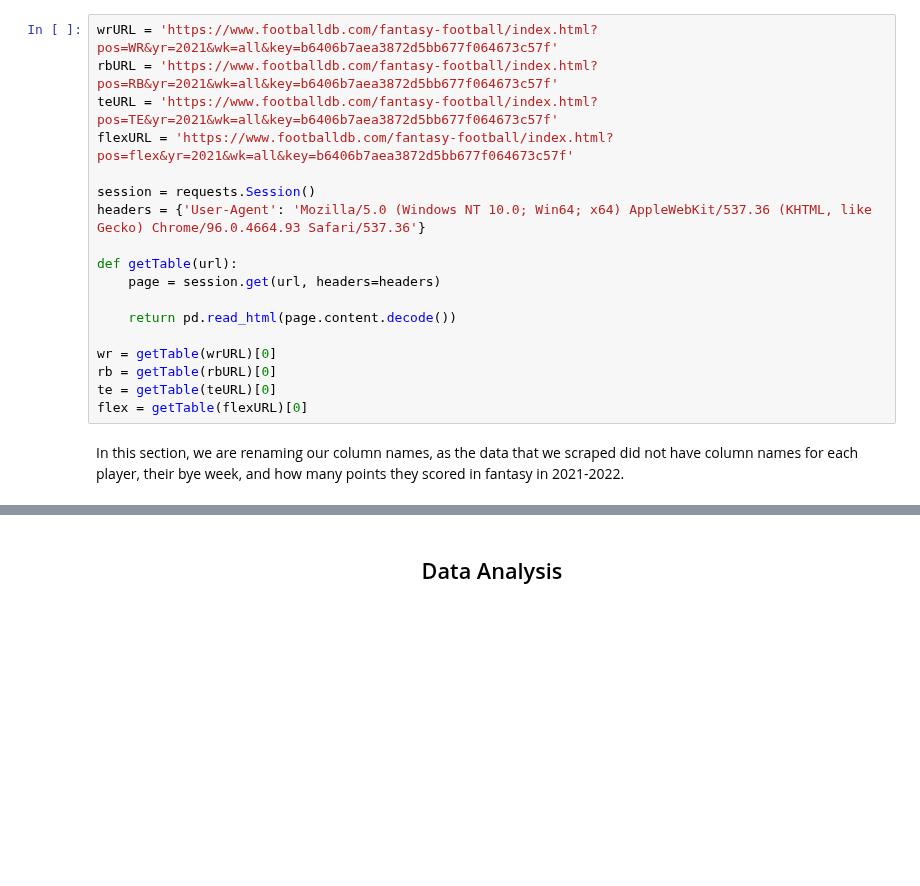
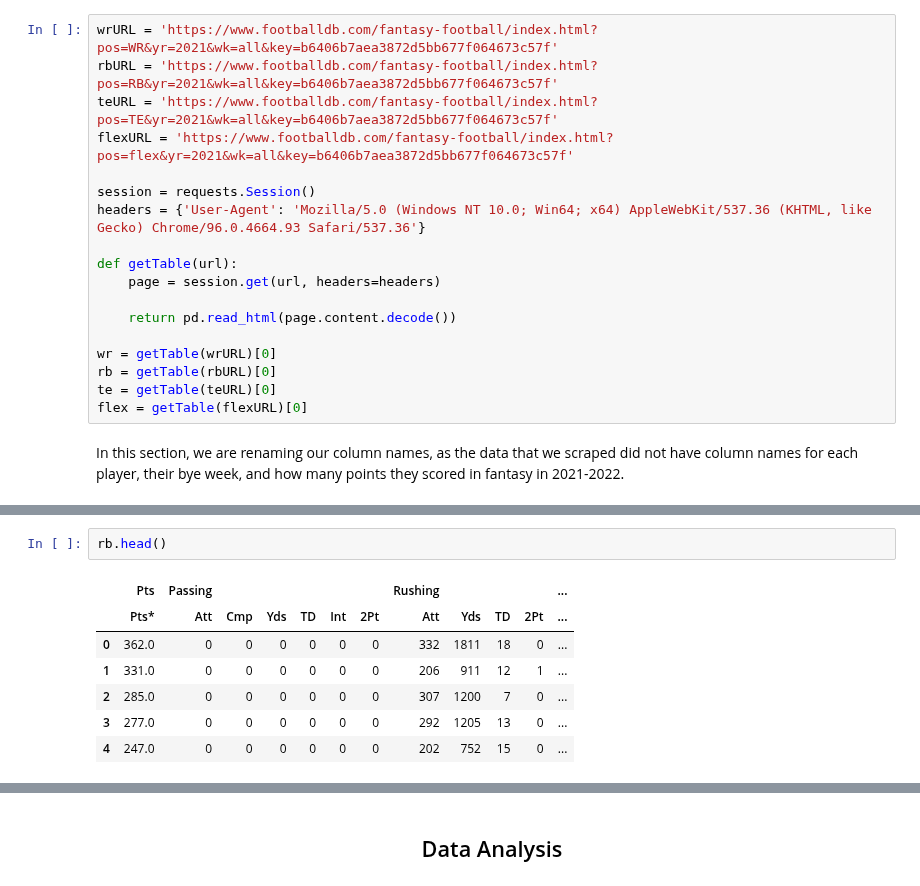
Before and after one commit to sseth18/cmsc320final, a Jupyter notebook: index.ipynb, the cells around one changed output, grey strips where cells are left out. Saved outputs shown, nothing was run; the diff lists cells and outputs as text; blank space fills up the shorter version.

```diff
--- a/index.ipynb
+++ b/index.ipynb
@@ -70,0 +77,10 @@ wr.head()
+# %%
+rb.head()
+# %% [output]
+|  | Pts | Passing |  |  |  |  |  | Rushing |  |  |  | ... |
+|  | Pts* | Att | Cmp | Yds | TD | Int | 2Pt | Att | Yds | TD | 2Pt | ... |
+| 0 | 362.0 | 0 | 0 | 0 | 0 | 0 | 0 | 332 | 1811 | 18 | 0 | ... |
+| 1 | 331.0 | 0 | 0 | 0 | 0 | 0 | 0 | 206 | 911 | 12 | 1 | ... |
+| 2 | 285.0 | 0 | 0 | 0 | 0 | 0 | 0 | 307 | 1200 | 7 | 0 | ... |
+| 3 | 277.0 | 0 | 0 | 0 | 0 | 0 | 0 | 292 | 1205 | 13 | 0 | ... |
+| 4 | 247.0 | 0 | 0 | 0 | 0 | 0 | 0 | 202 | 752 | 15 | 0 | ... |
```
Also changed, not shown: parts of 9 cells of this notebook, 1 other file.
